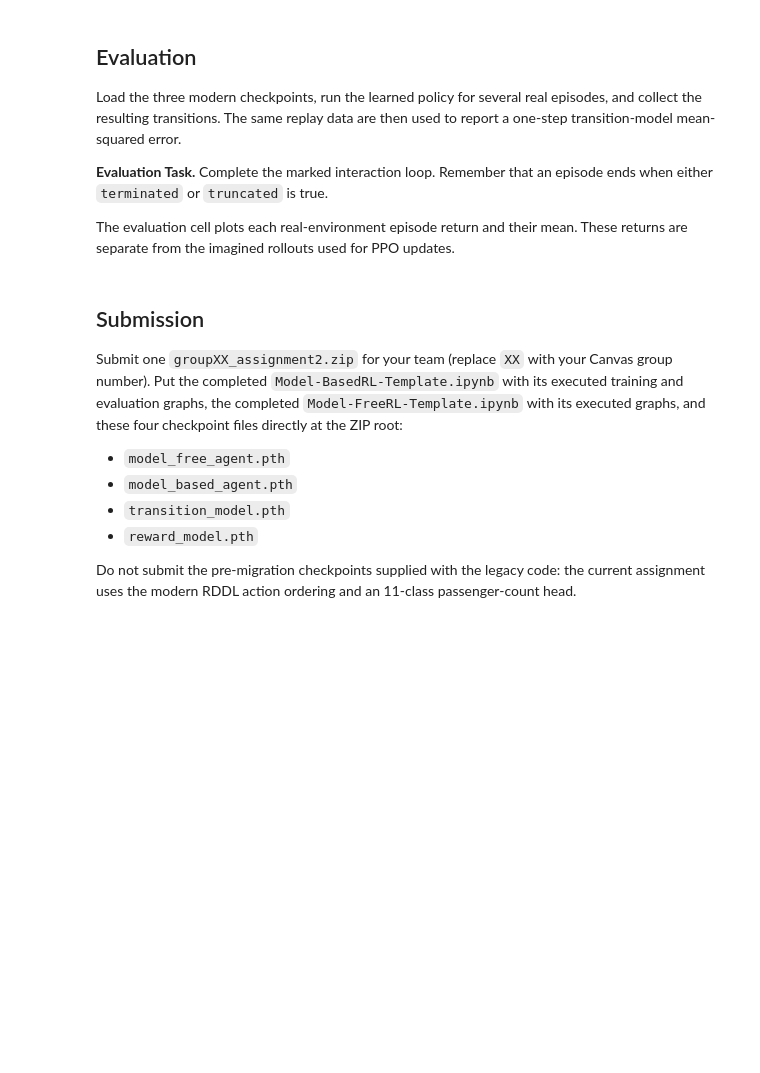
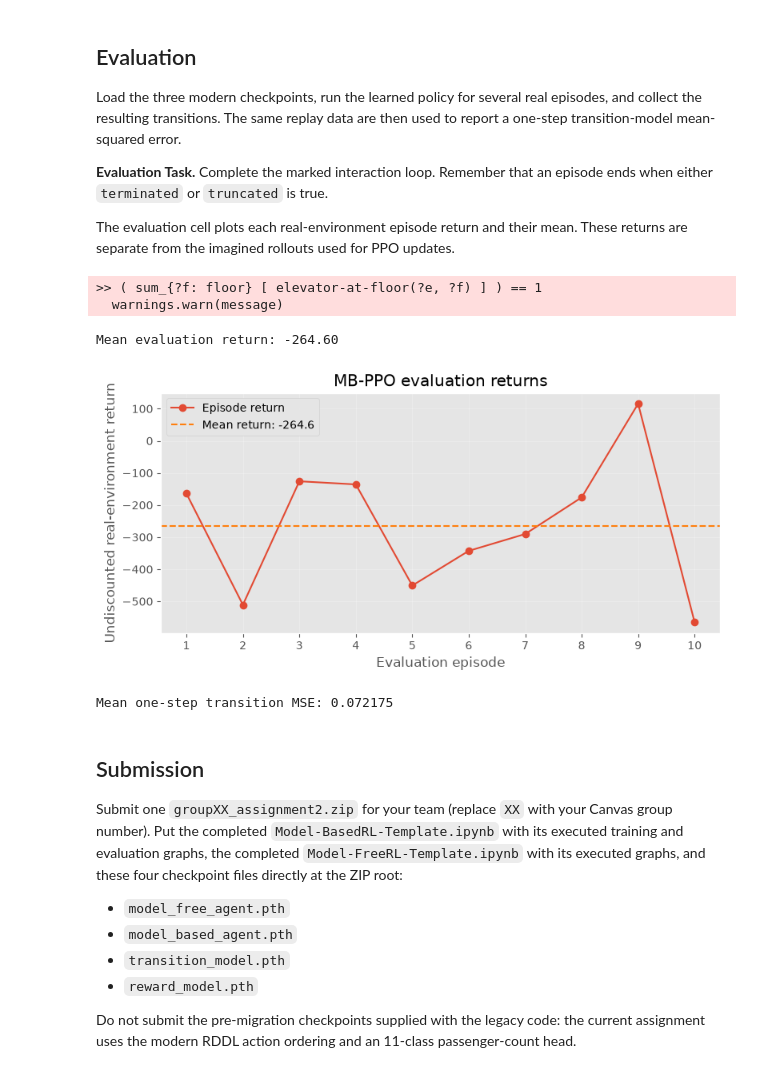
Before and after one commit to ziqiang2344/CSXX46-A2-S1AY2627, a Jupyter notebook: Model-BasedRL-Template.ipynb, the cells around one changed output. Saved outputs shown, nothing was run; the diff lists cells and outputs as text; code cells hidden in the pictures; blank space fills up the shorter version.

```diff
--- a/Model-BasedRL-Template.ipynb
+++ b/Model-BasedRL-Template.ipynb
@@ -1018,9 +1053,30 @@ NUM_EVALUATION_EPISODES = 10
 for episode in tqdm.tqdm(range(NUM_EVALUATION_EPISODES)):
     ### ------------- EVALUATION TASK ------------- ###
     ### ----- YOUR CODES START HERE ------ ###
-    # Reset the environment, act until terminated or truncated, accumulate the
-    # undiscounted return, and add each transition to evaluation_replay.
-    ?
+    state, _ = evaluation_env.reset()
+    episode_return = 0.0
+    while True:
+        state_tensor = torch.as_tensor(
+            state, dtype=torch.float32, device=device
+        ).unsqueeze(0)
+        with torch.no_grad():
+            action, _ = evaluation_agent.get_action(state_tensor)
+        action_index = int(action.item())
+        next_state, reward, terminated, truncated, _ = evaluation_env.step(action_index)
+        done = bool(terminated or truncated)
+        episode_return += float(reward)
+        add_to_replay_buffer(
+            evaluation_replay,
+            state,
+            action_index,
+            normalize_reward(reward),
+            next_state,
+            float(done),
+        )
+        state = next_state
+        if done:
+            break
+    episode_returns.append(episode_return)
     ### ------ YOUR CODES END HERE ------- ###
 
 evaluation_env.close()
@@ -1033,33 +1089,39 @@ if episode_returns:
     ax.axhline(
         np.mean(episode_returns), color="tab:orange", linestyle="--",
         label=f"Mean return: {np.mean(episode_returns):.1f}"
     )
     ax.set_xticks(episode_numbers)
     ax.set_xlabel("Evaluation episode")
     ax.set_ylabel("Undiscounted real-environment return")
     ax.set_title("MB-PPO evaluation returns")
     ax.grid(alpha=0.25)
     ax.legend()
     fig.tight_layout()
     plt.show()
 
 transition_errors = []
 number_of_batches = min(20, len(evaluation_replay) // MODEL_BATCH_SIZE)
 with torch.no_grad():
     for _ in range(number_of_batches):
         batch = sample_batch(evaluation_replay, MODEL_BATCH_SIZE)
         states, actions, _, next_states, _ = batch
         predicted_next_states = construct_predicted_next_state(
             evaluation_transition_model(states, actions)
         )
         transition_errors.append(
             F.mse_loss(predicted_next_states, next_states).item()
         )
 
 if transition_errors:
     print(f"Mean one-step transition MSE: {np.mean(transition_errors):.6f}")
 else:
     print("Not enough evaluation transitions to compute model error.")
+# %% [output]
+>> ( sum_{?f: floor} [ elevator-at-floor(?e, ?f) ] ) == 1
+  warnings.warn(message)
+Mean evaluation return: -264.60
+[figure, added]
+Mean one-step transition MSE: 0.072175
 # %% [markdown]
 ## Submission
 
```
Also changed, not shown: parts of 7 cells of this notebook, 3 other files.
